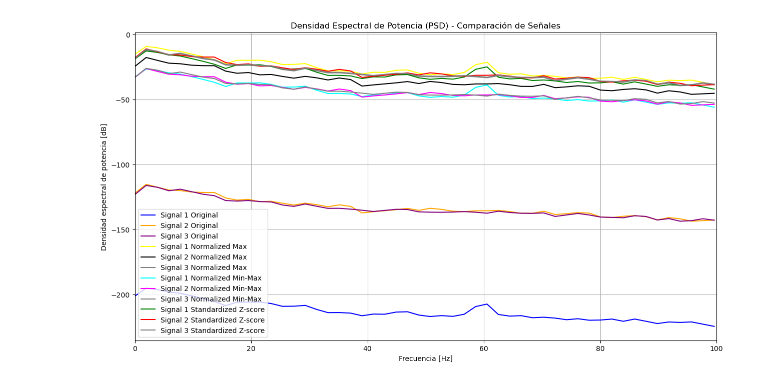
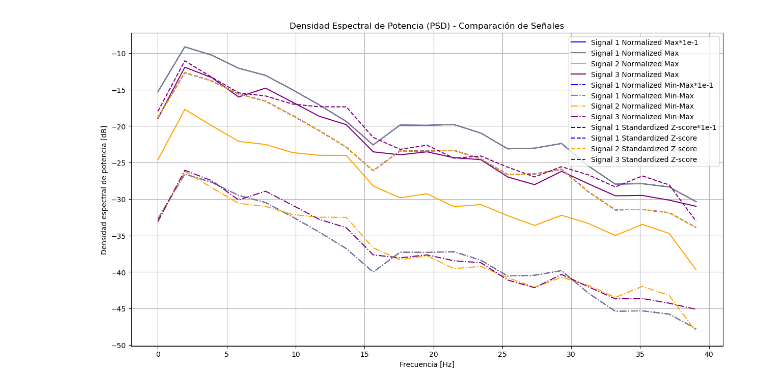
Before and after one commit to juanmillan03/Tesis-CA, a Jupyter notebook: Codigos/V5_G(NP)_python/Visual_Datos.ipynb, the cells around one changed output. Cells and saved outputs as stored; diff of their text form; code cells hidden in the pictures.

```diff
--- a/Codigos/V5_G(NP)_python/Visual_Datos.ipynb
+++ b/Codigos/V5_G(NP)_python/Visual_Datos.ipynb
@@ -96,78 +107,59 @@ plt.show()
 # %%
-
-
 def read_signals(file_path):
     return np.loadtxt(file_path)
 
 def normalize_max(signal):
-    return signal/np.max(signal)
+    return signal / np.max(signal)
 
 def normalize_min_max(signal):
     return (signal - np.min(signal)) / (np.max(signal) - np.min(signal))
 
 # Función de estandarización Z-score
 def standardize_z_score(signal):
     return (signal - np.mean(signal)) / np.std(signal)
 
 # Función para calcular y graficar la PSD
-def plot_psd(signal_data, fs, label, color):
+def plot_psd(signal_data, fs, label, color, linestyle="-"):
     frequencies, psd = signal.welch(signal_data, fs=fs, nperseg=256, noverlap=128)
-    idx = frequencies <= 100
-    plt.plot(frequencies[idx], 10 * np.log10(abs(psd[idx])), label=label, color=color)
+    idx = frequencies <= 40
+    plt.plot(frequencies[idx], 10 * np.log10(abs(psd[idx])), linestyle, label=label, color=color)
 
 # Parámetros
 fs = 500  # Frecuencia de muestreo (ajusta según sea necesario)
 
-# Leer las señales de archivos de texto
-signal1 = read_signals('P3_MNE.txt')*1e-4
-signal2 = read_signals('P4_MNE.txt')
-signal3 = read_signals('Pz_MNE.txt')
-
 # Graficar PSD de las señales originales
 plt.figure(figsize=(15, 8))
-plot_psd(signal1, fs, 'Signal 1 Original', 'blue')
-plot_psd(signal2, fs, 'Signal 2 Original', 'orange')
-plot_psd(signal3, fs, 'Signal 3 Original', 'purple')
-
-# Normalizar las señales
-signal1_max = normalize_max(signal1)
-signal2_max = normalize_max(signal2)
-signal3_max = normalize_max(signal3)
+# plot_psd(signal1, fs, 'Signal 1 Original*1e-1', 'blue')
+# plot_psd(signal2, fs, 'Signal 1 Original', 'grey')
+# plot_psd(signal3, fs, 'Signal 2 Original', 'orange')
+# plot_psd(signal4, fs, 'Signal 3 Original', 'purple')
 
 
-signal1_min_max = normalize_min_max(signal1)
-signal2_min_max = normalize_min_max(signal2)
-signal3_min_max = normalize_min_max(signal3)
 
-
-signal1_z_score = standardize_z_score(signal1)
-signal2_z_score = standardize_z_score(signal2)
-signal3_z_score = standardize_z_score(signal3)
-
+# Graficar PSD de las señales normalizadas (Max)
+plot_psd(signal1_max, fs, 'Signal 1 Normalized Max*1e-1', "blue")
+plot_psd(signal2_max, fs, 'Signal 1 Normalized Max', "grey")
+plot_psd(signal3_max, fs, 'Signal 2 Normalized Max', "orange")
+plot_psd(signal4_max, fs, 'Signal 3 Normalized Max', "purple")
 
 # Graficar PSD de las señales normalizadas (Min-Max)
-plot_psd(signal1_max, fs, 'Signal 1 Normalized Max',"yellow")
-plot_psd(signal2_max, fs, 'Signal 2 Normalized Max',"black")
-plot_psd(signal3_max, fs, 'Signal 3 Normalized Max',"grey")
-
-# Graficar PSD de las señales normalizadas (Min-Max)
-plot_psd(signal1_min_max, fs, 'Signal 1 Normalized Min-Max', 'cyan')
-plot_psd(signal2_min_max, fs, 'Signal 2 Normalized Min-Max', 'magenta')
-plot_psd(signal3_min_max, fs, 'Signal 3 Normalized Min-Max', 'grey')
+plot_psd(signal1_min_max, fs, 'Signal 1 Normalized Min-Max*1e-1', 'blue', "-.")
+plot_psd(signal2_min_max, fs, 'Signal 1 Normalized Min-Max', 'grey', "-.")
+plot_psd(signal3_min_max, fs, 'Signal 2 Normalized Min-Max', 'orange', "-.")
+plot_psd(signal4_min_max, fs, 'Signal 3 Normalized Min-Max', 'purple', "-.")
 
 # Graficar PSD de las señales estandarizadas (Z-score)
-plot_psd(signal1_z_score, fs, 'Signal 1 Standardized Z-score', 'green')
-plot_psd(signal2_z_score, fs, 'Signal 2 Standardized Z-score', 'red')
-plot_psd(signal3_z_score, fs, 'Signal 3 Standardized Z-score', 'grey')
-
+plot_psd(signal1_z_score, fs, 'Signal 1 Standardized Z-score*1e-1', 'blue', "--")
+plot_psd(signal2_z_score, fs, 'Signal 1 Standardized Z-score', 'blue', "--")
+plot_psd(signal2_z_score, fs, 'Signal 2 Standardized Z-score', 'orange', "--")
+plot_psd(signal3_z_score, fs, 'Signal 3 Standardized Z-score', 'purple', "--")
 
 # Configurar el gráfico
 plt.title('Densidad Espectral de Potencia (PSD) - Comparación de Señales')
 plt.xlabel('Frecuencia [Hz]')
 plt.ylabel('Densidad espectral de potencia [dB]')
-plt.xlim(0, 100)  # Limitar el eje x hasta 100 Hz
 plt.legend()
 plt.grid()
 plt.show()
 # %% [output]
-[figure, old version]
+[figure, new version]
```
Also changed, not shown: parts of 1 cell of this notebook, 17 other files.
